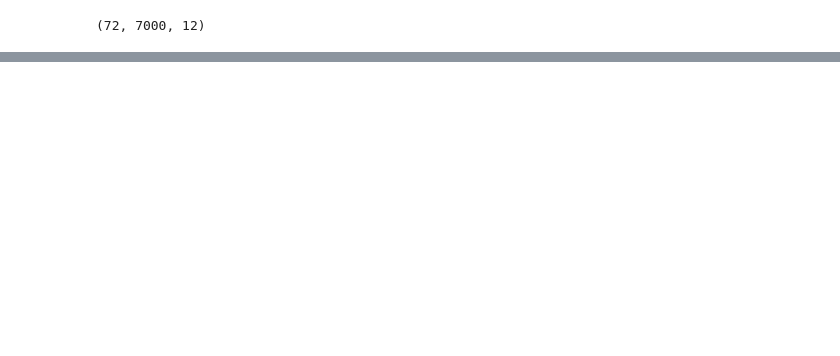
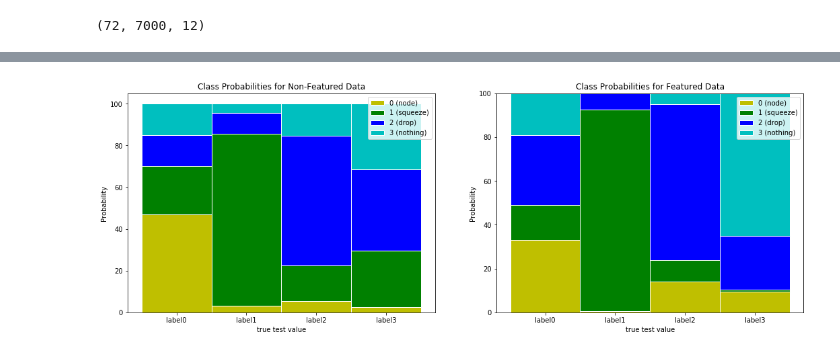
Before and after one commit to yash181/Tensegrity-HRI, a Jupyter notebook: Data_sala/sala Probability.ipynb, the cells around one changed output, grey strips where cells are left out. Saved outputs shown, nothing was run; the diff lists cells and outputs as text; code cells hidden in the pictures; blank space fills up the shorter version.

```diff
--- a/Data_sala/sala Probability.ipynb
+++ b/Data_sala/sala Probability.ipynb
@@ -497,0 +229,18 @@ array([[0.20707208, 0.55427376, 0.09389592, 0.14475825],
+# %%
+# Compare feature-ified vs. non-feature-ified data
+
+# non-featured data
+clf_probs1,_,_,_,_ = train_xvalidation(normalized_data, 32, 100)
+
+# featured data
+clf_probs2,_,_,_,_ = train_xvalidation(normalized_featured_data, 32, 100)
+# %%
+# Plot probabilities of non-featured vs. featured data
+
+fig= plt.figure(figsize=(18,6))
+plt.subplot(1,2,1)
+generate_plot(clf_probs1, "Class Probabilities for Non-Featured Data")
+plt.subplot(1, 2, 2)
+generate_plot(clf_probs2, "Class Probabilities for Featured Data")
+# %% [output]
+[figure, added]
```
Also changed, not shown: parts of 49 cells of this notebook, 1 other file.
